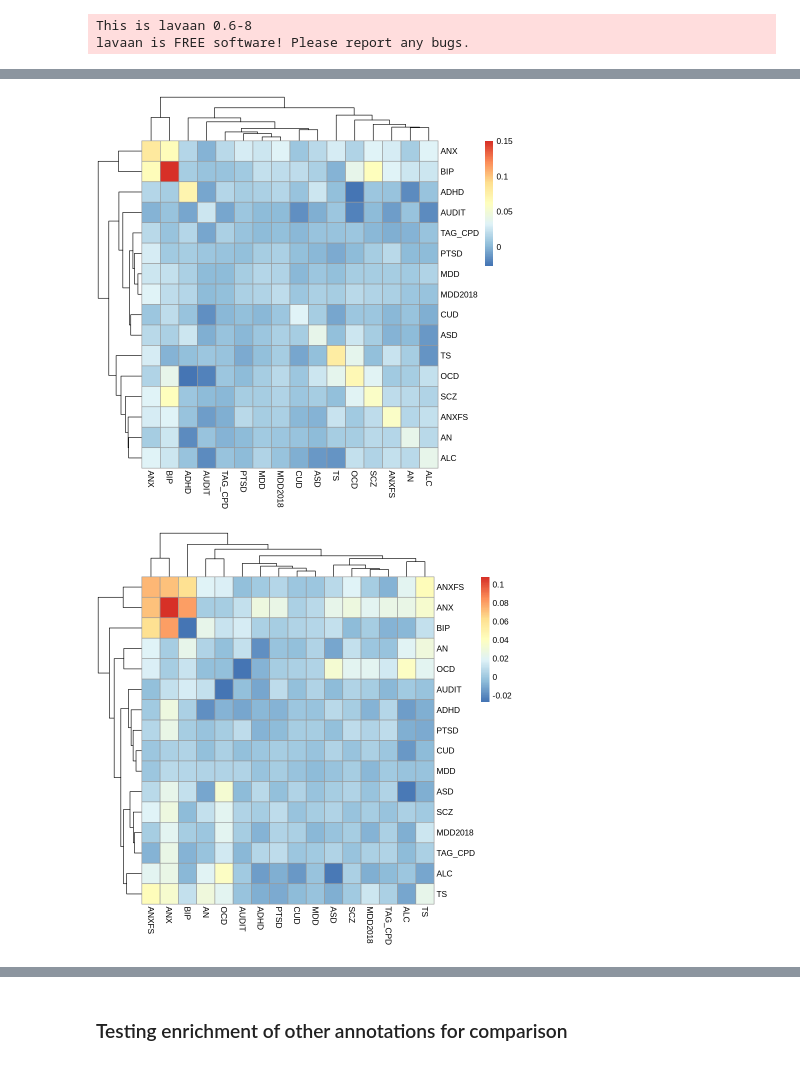
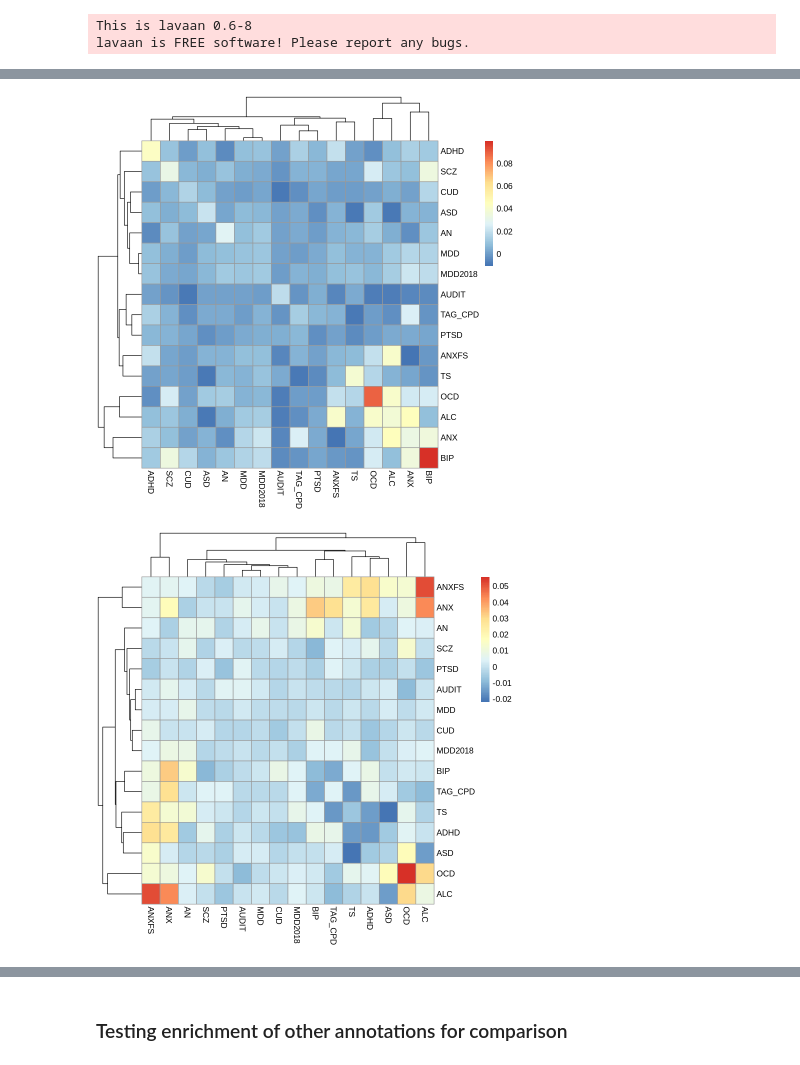
Before and after one commit to wilcas/sex_specific_mQTL, a Jupyter notebook: delahaye_mQTL_analyses/genomic_SEM.ipynb, the cells around one changed output, grey strips where cells are left out. Drawn from its saved outputs; the diff is of its cells as text; code cells hidden in the pictures.

Commit message:
genomic SEM for heritability filter and fixed annotation

```diff
--- a/delahaye_mQTL_analyses/genomic_SEM.ipynb
+++ b/delahaye_mQTL_analyses/genomic_SEM.ipynb
@@ -381,23 +325,23 @@ ERROR: Error in data.frame(..., check.names = FALSE): arguments imply differing
 # %%
 library(pheatmap)
-SLDSCoutput_sex_interaction <- readRDS("SLDSCoutput_sex_interaction_meta.RDS")
-SLDSCoutput_marginal <- readRDS("SLDSCoutput_marginal_meta.RDS")
-tmp_cov <- SLDSCoutput_sex_interaction$S$`/scratch/st-dennisjk-1/wcasazza/1000G_phase3_ldsc/single_delahaye_annotations/sex_interaction_meta_bin_CPP`
+SLDSCoutput_sex_interaction <- readRDS("../data/SLDSCoutput_sex_interaction_bin_CPP_her.RDS")
+SLDSCoutput_marginal <- readRDS("../data/SLDSCoutput_marginal_bin_CPP_her.RDS")
+tmp_cov <- SLDSCoutput_sex_interaction$S$`/scratch/st-dennisjk-1/wcasazza/1000G_phase3_ldsc/single_delahaye_annotations/sex_interaction_bin_CPP_her`
 rownames(tmp_cov) <- colnames(tmp_cov)
 pheatmap(tmp_cov)
 
-tmp_cov <- SLDSCoutput_sex_interaction$S_Tau$`/scratch/st-dennisjk-1/wcasazza/1000G_phase3_ldsc/single_delahaye_annotations/sex_interaction_meta_bin_CPP`
+tmp_cov <- SLDSCoutput_sex_interaction$S_Tau$`/scratch/st-dennisjk-1/wcasazza/1000G_phase3_ldsc/single_delahaye_annotations/sex_interaction_bin_CPP_her`
 rownames(tmp_cov) <- colnames(tmp_cov)
 pheatmap(tmp_cov)
 
 
-tmp_cov <- SLDSCoutput_marginal$S$`/scratch/st-dennisjk-1/wcasazza/1000G_phase3_ldsc/single_delahaye_annotations/marginal_meta_bin_CPP`
+tmp_cov <- SLDSCoutput_marginal$S$`/scratch/st-dennisjk-1/wcasazza/1000G_phase3_ldsc/single_delahaye_annotations/marginal_bin_CPP_her`
 rownames(tmp_cov) <- colnames(tmp_cov)
 pheatmap(tmp_cov)
 
-tmp_cov <- SLDSCoutput_marginal$S_Tau$`/scratch/st-dennisjk-1/wcasazza/1000G_phase3_ldsc/single_delahaye_annotations/marginal_meta_bin_CPP`
+tmp_cov <- SLDSCoutput_marginal$S_Tau$`/scratch/st-dennisjk-1/wcasazza/1000G_phase3_ldsc/single_delahaye_annotations/marginal_bin_CPP_her`
 rownames(tmp_cov) <- colnames(tmp_cov)
 pheatmap(tmp_cov)
 # %% [output]
-[figure, old version]
+[figure, new version]
-[figure, old version]
+[figure, new version]
```
Also changed, not shown: parts of 20 cells of this notebook, 3 other files.
